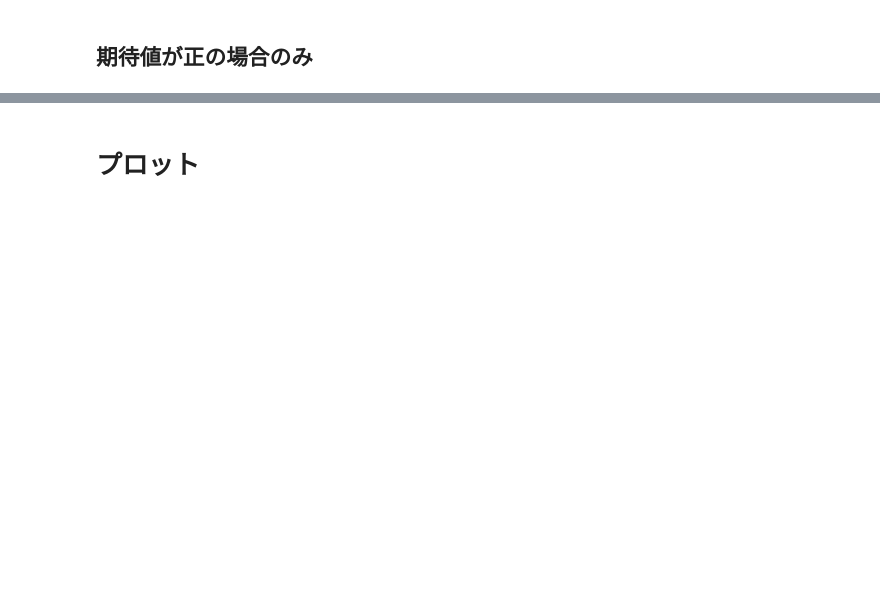
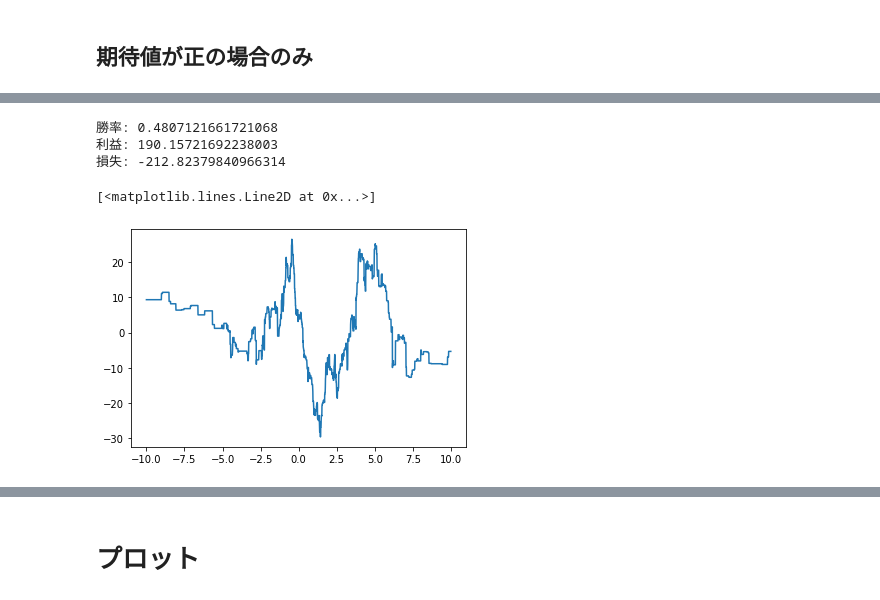
Before and after one commit to ShogoAkiyama/rltorch2, a Jupyter notebook: cnn-sentiment/qrdqn/Untitled.ipynb, the cells around one changed output, grey strips where cells are left out. Cells and saved outputs as stored; diff of their text form; code cells hidden in the pictures; blank space fills up the shorter version.

```diff
--- a/cnn-sentiment/qrdqn/Untitled.ipynb
+++ b/cnn-sentiment/qrdqn/Untitled.ipynb
@@ -101,0 +135,31 @@ dist_hist = np.array(dist_hist).reshape(-1, 2, 51)
+# %%
+thred = 1
+sr = dist_hist.mean(axis=2) / dist_hist.std(axis=2)
+actions = np.where(sr > thred, 1, 0)
+epi_rewards = (reward_hist * actions)
+print('勝率:', len(epi_rewards[epi_rewards > 0])
+                      / len(epi_rewards[epi_rewards != 0]))
+print('利益:', epi_rewards[epi_rewards > 0].sum())
+print('損失:', epi_rewards[epi_rewards < 0].sum())
+# %% [output]
+勝率: 0.4807121661721068
+利益: 190.15721692238003
+損失: -212.82379840966314
+# %%
+thred_list = []
+reward_list = []
+win_list = []
+sr = dist_hist.mean(axis=2) / dist_hist.std(axis=2)
+
+for thred in np.arange(-10, 10, 0.01):
+    actions = np.where(sr > thred, 1, 0)
+    epi_rewards = (reward_hist * actions).sum()
+    win_list.append(sum(reward_hist * actions > 0) / sum(actions > 0))
+
+    thred_list.append(thred)
+    reward_list.append(epi_rewards)
+# %%
+plt.plot(thred_list, reward_list)
+# %% [output]
+[<matplotlib.lines.Line2D at 0x...>]
+[figure, added]
```
Also changed, not shown: parts of 23 cells of this notebook, 5 other files.
